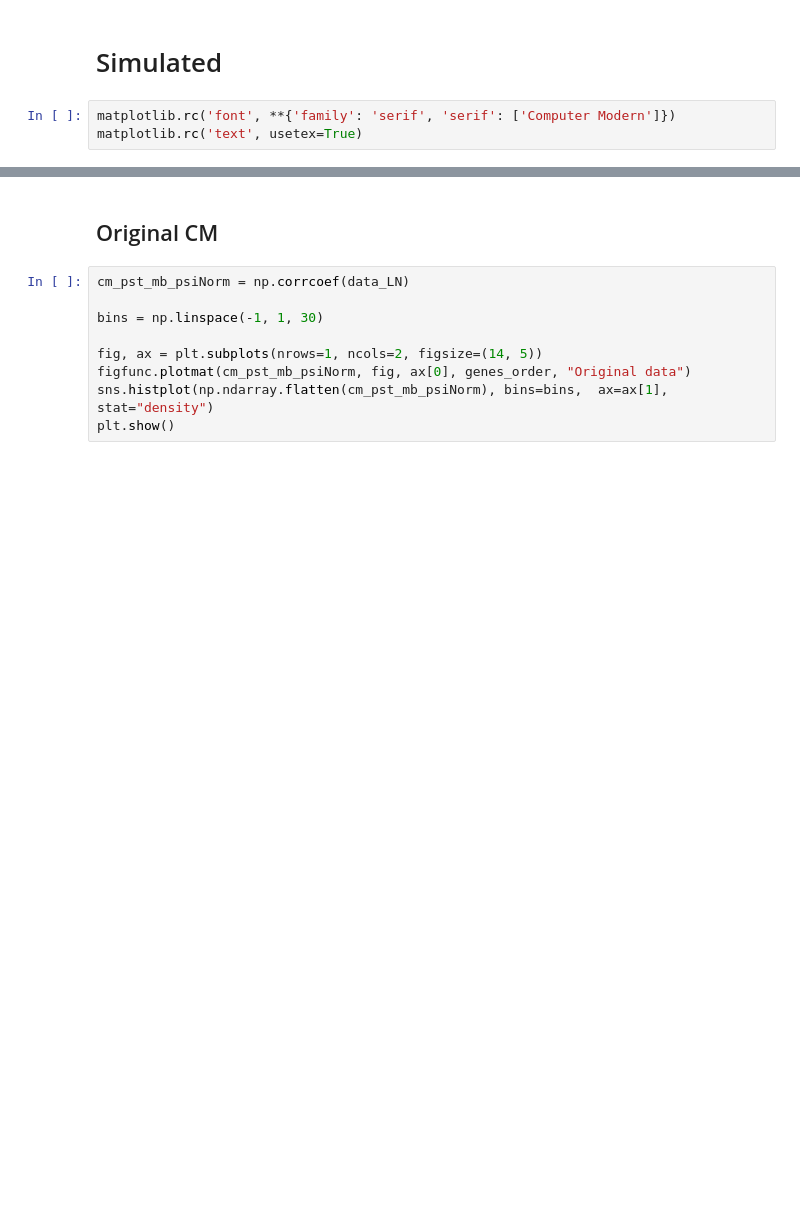
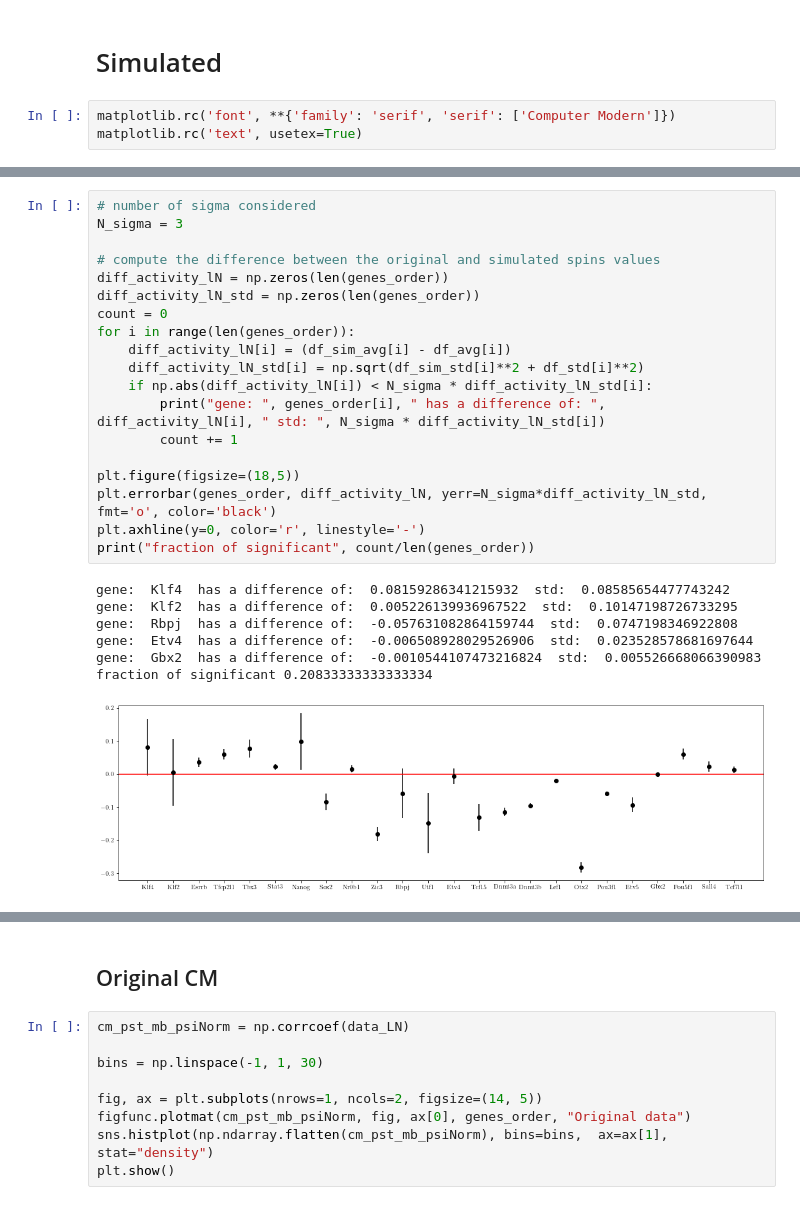
Before and after one commit to CleliaCorridori/GRN_Inference_CODE, a Jupyter notebook: 0_SCODE_MB-LogNorm_23_03_02.ipynb, the cells around one changed output, grey strips where cells are left out. Drawn from its saved outputs; the diff is of its cells as text; blank space fills up the shorter version.

```diff
--- a/0_SCODE_MB-LogNorm_23_03_02.ipynb
+++ b/0_SCODE_MB-LogNorm_23_03_02.ipynb
@@ -511 +540,28 @@ plt.grid(True)
+# %%
+# number of sigma considered
+N_sigma = 3
+
+# compute the difference between the original and simulated spins values
+diff_activity_lN = np.zeros(len(genes_order))
+diff_activity_lN_std = np.zeros(len(genes_order))
+count = 0
+for i in range(len(genes_order)):
+    diff_activity_lN[i] = (df_sim_avg[i] - df_avg[i])
+    diff_activity_lN_std[i] = np.sqrt(df_sim_std[i]**2 + df_std[i]**2)
+    if np.abs(diff_activity_lN[i]) < N_sigma * diff_activity_lN_std[i]:
+        print("gene: ", genes_order[i], " has a difference of: ", diff_activity_lN[i], " std: ", N_sigma * diff_activity_lN_std[i])
+        count += 1
+
+plt.figure(figsize=(18,5))
+plt.errorbar(genes_order, diff_activity_lN, yerr=N_sigma*diff_activity_lN_std, fmt='o', color='black')
+plt.axhline(y=0, color='r', linestyle='-')
+print("fraction of significant", count/len(genes_order))
+# %% [output]
+gene:  Klf4  has a difference of:  0.08159286341215932  std:  0.08585654477743242
+gene:  Klf2  has a difference of:  0.005226139936967522  std:  0.10147198726733295
+gene:  Rbpj  has a difference of:  -0.057631082864159744  std:  0.0747198346922808
+gene:  Etv4  has a difference of:  -0.006508928029526906  std:  0.023528578681697644
+gene:  Gbx2  has a difference of:  -0.0010544107473216824  std:  0.005526668066390983
+fraction of significant 0.20833333333333334
+[figure, added]
 # %%
```
Also changed, not shown: parts of 44 cells of this notebook, 4 other files.
